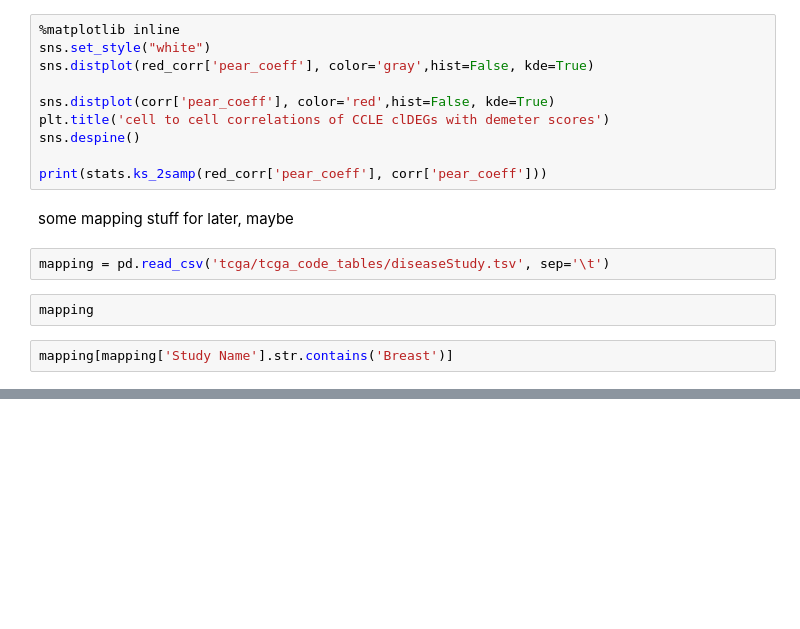
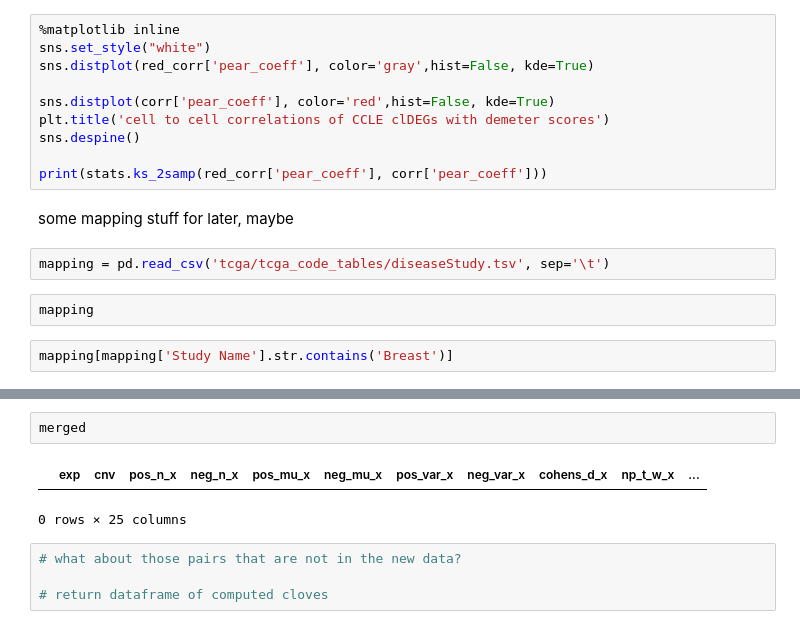
Before and after one commit to thjmattth/clove, a Jupyter notebook: tcga_sandbox.ipynb, the cells around one changed output, grey strips where cells are left out. Saved outputs shown, nothing was run; the diff lists cells and outputs as text; blank space fills up the shorter version.

```diff
--- a/tcga_sandbox.ipynb
+++ b/tcga_sandbox.ipynb
@@ -444,0 +406,9 @@ def clean_exp_geneIDx(df):
+# %%
+merged
+# %% [output]
+|  | exp | cnv | pos_n_x | neg_n_x | pos_mu_x | neg_mu_x | pos_var_x | neg_var_x | cohens_d_x | np_t_w_x | ... |
+0 rows × 25 columns
+# %%
+# what about those pairs that are not in the new data?
+
+# return dataframe of computed cloves
```
Also changed, not shown: parts of 8 cells of this notebook, 2 other files.
